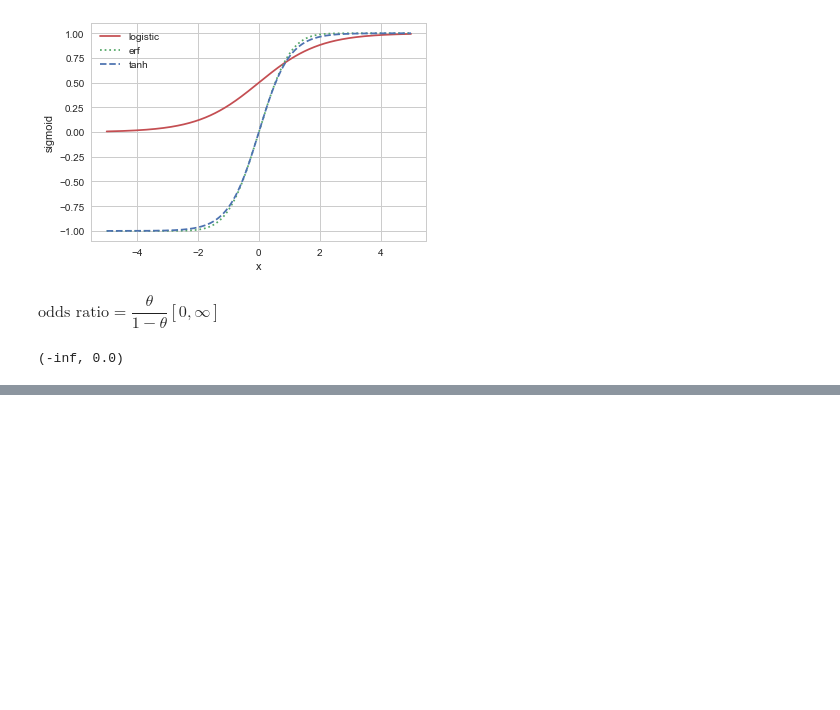
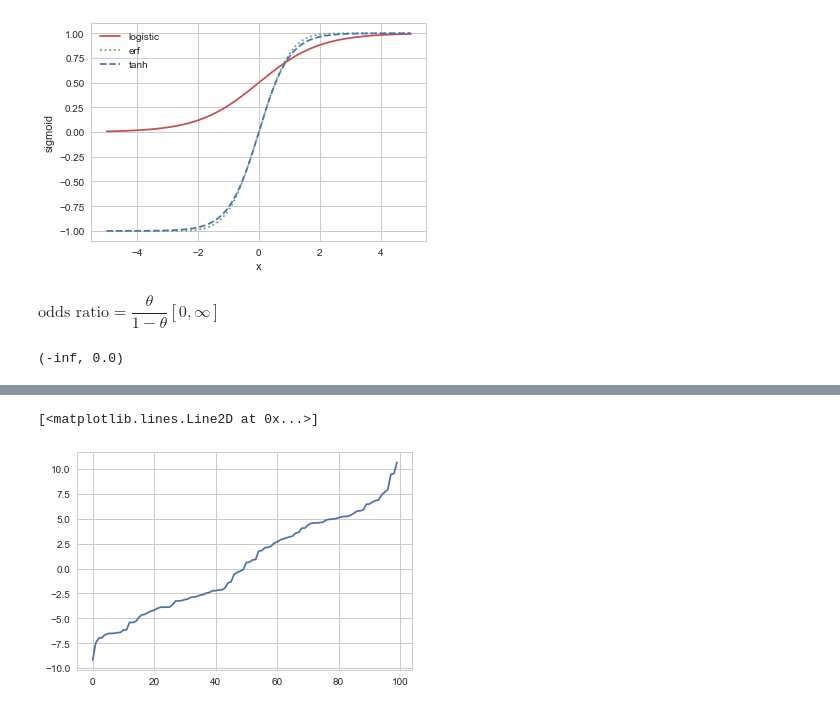
Before and after one commit to dooyeoung/study, a Jupyter notebook: regression_logistic/Untitled.ipynb, the cells around one changed output, grey strips where cells are left out. Drawn from its saved outputs; the diff is of its cells as text; code cells hidden in the pictures; blank space fills up the shorter version.

```diff
--- a/regression_logistic/Untitled.ipynb
+++ b/regression_logistic/Untitled.ipynb
@@ -23,0 +83,5 @@ np.log(t / (1-t)), t / (1-t)
+# %%
+plt.plot(datas)
+# %% [output]
+[<matplotlib.lines.Line2D at 0x...>]
+[figure, added]
```
Also changed, not shown: parts of 81 cells of this notebook, 14 other files.
